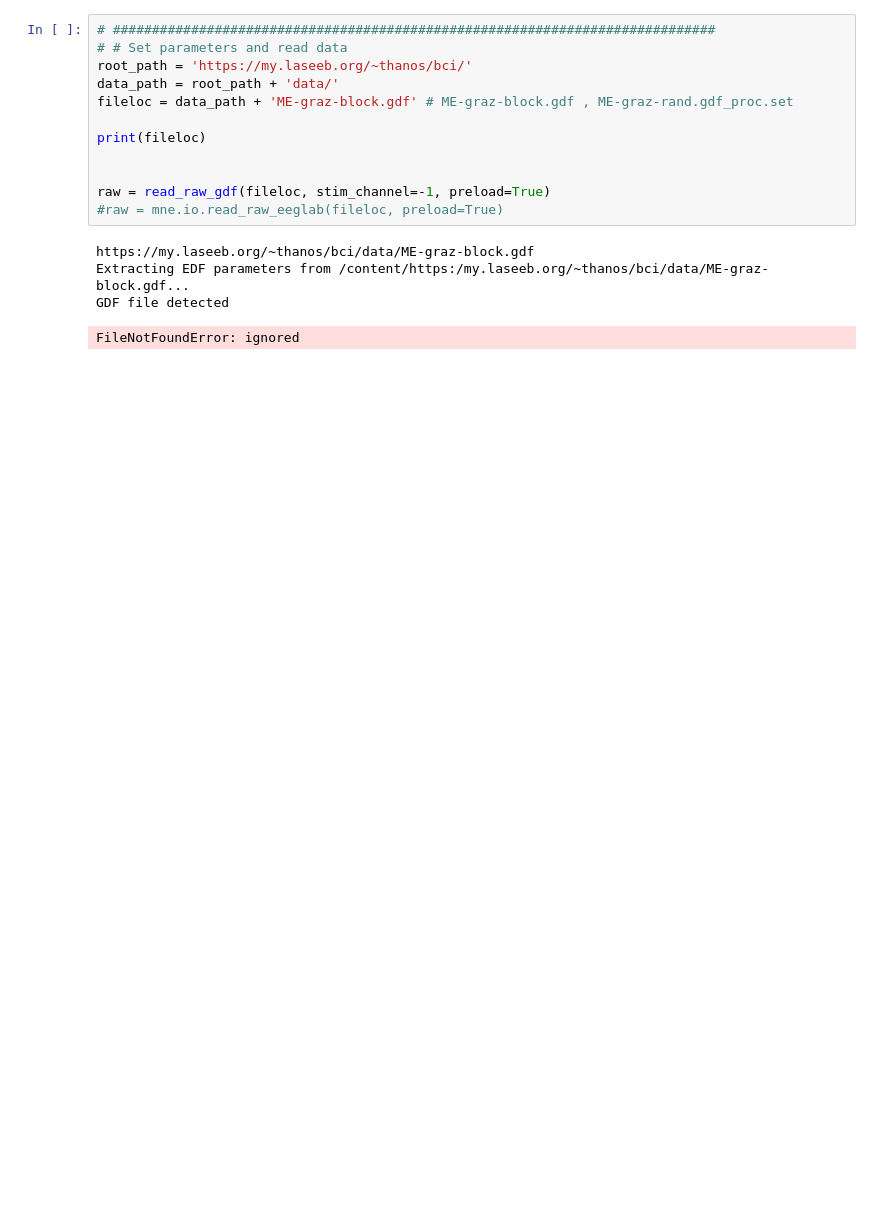
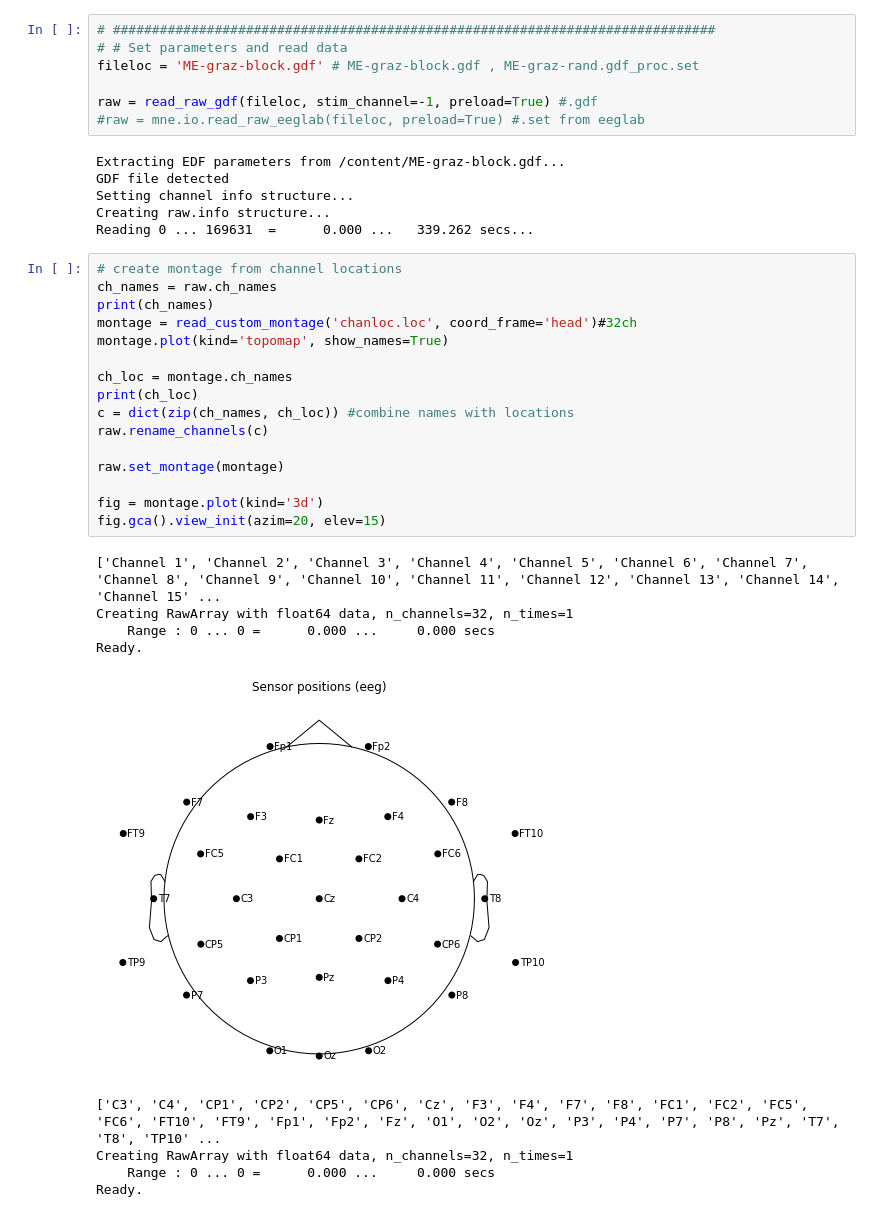
Before and after one commit to athanoid/eeg-mne-analysis, a Jupyter notebook: plot_decoding_csp_eeg.ipynb, the cells around one changed output. Saved outputs shown, nothing was run; the diff lists cells and outputs as text; blank space fills up the shorter version.

```diff
--- a/plot_decoding_csp_eeg.ipynb
+++ b/plot_decoding_csp_eeg.ipynb
@@ -45,17 +56,39 @@ Here the classifier is applied to features extracted on CSP filtered signals.
 # %%
 # #############################################################################
 # # Set parameters and read data
-root_path = 'https://my.laseeb.org/~thanos/bci/'
-data_path = root_path + 'data/'
-fileloc = data_path + 'ME-graz-block.gdf' # ME-graz-block.gdf , ME-graz-rand.gdf_proc.set
+fileloc = 'ME-graz-block.gdf' # ME-graz-block.gdf , ME-graz-rand.gdf_proc.set
 
-print(fileloc)
-
-
-raw = read_raw_gdf(fileloc, stim_channel=-1, preload=True)
-#raw = mne.io.read_raw_eeglab(fileloc, preload=True)
+raw = read_raw_gdf(fileloc, stim_channel=-1, preload=True) #.gdf
+#raw = mne.io.read_raw_eeglab(fileloc, preload=True) #.set from eeglab
 # %% [output]
-https://my.laseeb.org/~thanos/bci/data/ME-graz-block.gdf
-Extracting EDF parameters from /content/https:/my.laseeb.org/~thanos/bci/data/ME-graz-block.gdf...
+Extracting EDF parameters from /content/ME-graz-block.gdf...
 GDF file detected
+Setting channel info structure...
+Creating raw.info structure...
+Reading 0 ... 169631  =      0.000 ...   339.262 secs...
-FileNotFoundError: ignored
+# %%
+# create montage from channel locations
+ch_names = raw.ch_names
+print(ch_names)
+montage = read_custom_montage('chanloc.loc', coord_frame='head')#32ch
+montage.plot(kind='topomap', show_names=True)
+
+ch_loc = montage.ch_names
+print(ch_loc)
+c = dict(zip(ch_names, ch_loc)) #combine names with locations
+raw.rename_channels(c)
+
+raw.set_montage(montage)
+
+fig = montage.plot(kind='3d')
+fig.gca().view_init(azim=20, elev=15)
+# %% [output]
+['Channel 1', 'Channel 2', 'Channel 3', 'Channel 4', 'Channel 5', 'Channel 6', 'Channel 7', 'Channel 8', 'Channel 9', 'Channel 10', 'Channel 11', 'Channel 12', 'Channel 13', 'Channel 14', 'Channel 15' ...
+Creating RawArray with float64 data, n_channels=32, n_times=1
+    Range : 0 ... 0 =      0.000 ...     0.000 secs
+Ready.
+[figure, added]
+['C3', 'C4', 'CP1', 'CP2', 'CP5', 'CP6', 'Cz', 'F3', 'F4', 'F7', 'F8', 'FC1', 'FC2', 'FC5', 'FC6', 'FT10', 'FT9', 'Fp1', 'Fp2', 'Fz', 'O1', 'O2', 'Oz', 'P3', 'P4', 'P7', 'P8', 'Pz', 'T7', 'T8', 'TP10' ...
+Creating RawArray with float64 data, n_channels=32, n_times=1
+    Range : 0 ... 0 =      0.000 ...     0.000 secs
+Ready.
```
Also changed, not shown: parts of 9 cells of this notebook.
